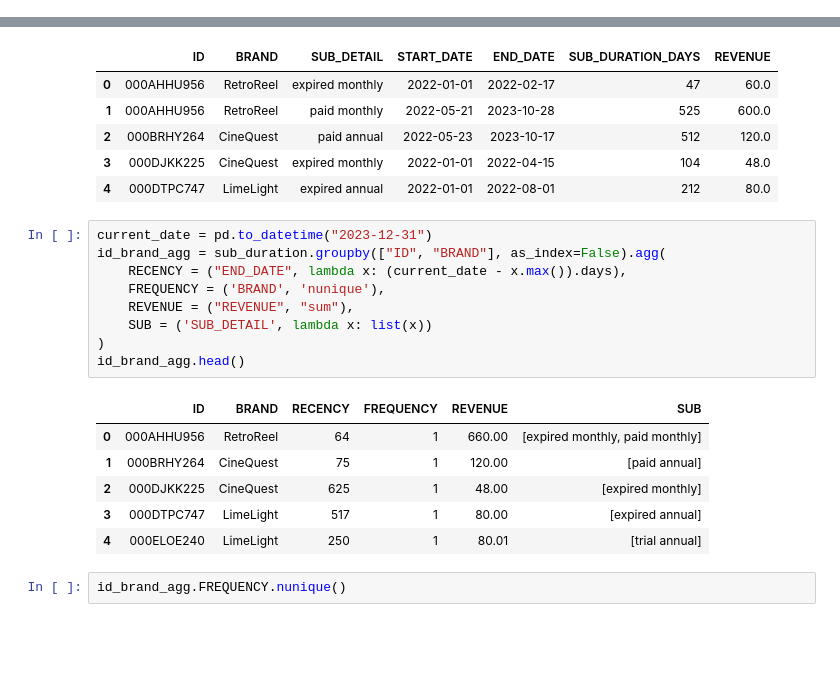
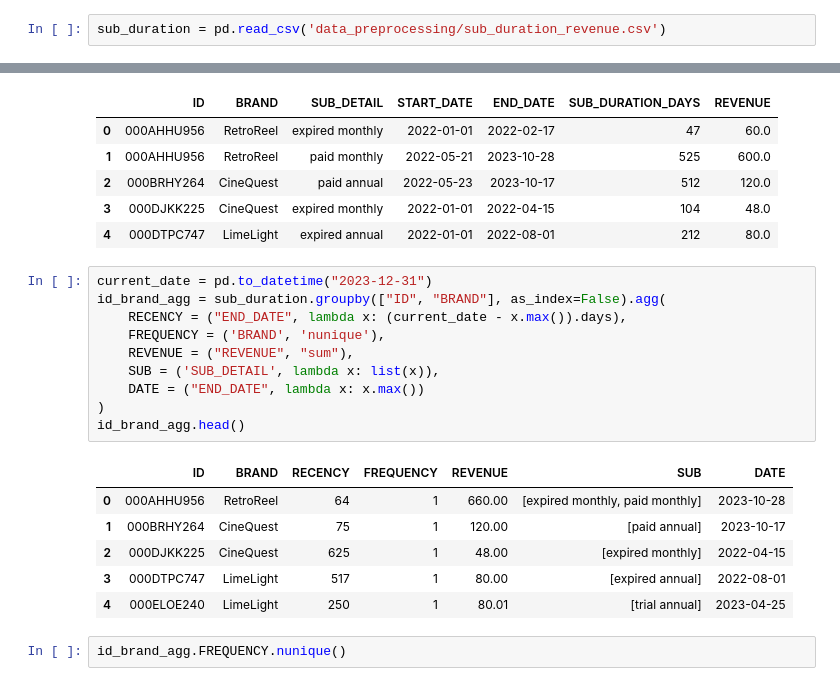
Before and after one commit to RussellXia/NYU_Capstone_Project, a Jupyter notebook: sub_preprocessing.ipynb, the cells around one changed output, grey strips where cells are left out. Drawn from its saved outputs; the diff is of its cells as text; blank space fills up the shorter version.

Commit message:
split data

```diff
--- a/sub_preprocessing.ipynb
+++ b/sub_preprocessing.ipynb
@@ -495,6 +504,8 @@ plt.show()
 sub_duration.to_csv('data_preprocessing/sub_duration_revenue.csv')
 # %% [markdown]
 Combine: revenue per user per brand
+# %%
+sub_duration = pd.read_csv('data_preprocessing/sub_duration_revenue.csv')
 # %%
 sub_duration.head()
 # %% [output]
@@ -507,19 +518,20 @@ sub_duration.head()
 # %%
 current_date = pd.to_datetime("2023-12-31")
 id_brand_agg = sub_duration.groupby(["ID", "BRAND"], as_index=False).agg(
     RECENCY = ("END_DATE", lambda x: (current_date - x.max()).days),
     FREQUENCY = ('BRAND', 'nunique'),
     REVENUE = ("REVENUE", "sum"),
-    SUB = ('SUB_DETAIL', lambda x: list(x))
+    SUB = ('SUB_DETAIL', lambda x: list(x)),
+    DATE = ("END_DATE", lambda x: x.max())
 )
 id_brand_agg.head()
 # %% [output]
-|  | ID | BRAND | RECENCY | FREQUENCY | REVENUE | SUB |
-| 0 | 000AHHU956 | RetroReel | 64 | 1 | 660.00 | [expired monthly, paid monthly] |
-| 1 | 000BRHY264 | CineQuest | 75 | 1 | 120.00 | [paid annual] |
-| 2 | 000DJKK225 | CineQuest | 625 | 1 | 48.00 | [expired monthly] |
-| 3 | 000DTPC747 | LimeLight | 517 | 1 | 80.00 | [expired annual] |
-| 4 | 000ELOE240 | LimeLight | 250 | 1 | 80.01 | [trial annual] |
+|  | ID | BRAND | RECENCY | FREQUENCY | REVENUE | SUB | DATE |
+| 0 | 000AHHU956 | RetroReel | 64 | 1 | 660.00 | [expired monthly, paid monthly] | 2023-10-28 |
+| 1 | 000BRHY264 | CineQuest | 75 | 1 | 120.00 | [paid annual] | 2023-10-17 |
+| 2 | 000DJKK225 | CineQuest | 625 | 1 | 48.00 | [expired monthly] | 2022-04-15 |
+| 3 | 000DTPC747 | LimeLight | 517 | 1 | 80.00 | [expired annual] | 2022-08-01 |
+| 4 | 000ELOE240 | LimeLight | 250 | 1 | 80.01 | [trial annual] | 2023-04-25 |
 # %%
 id_brand_agg.FREQUENCY.nunique()
 # %% [output]
```
Also changed, not shown: parts of 5 cells of this notebook, 10 other files.
